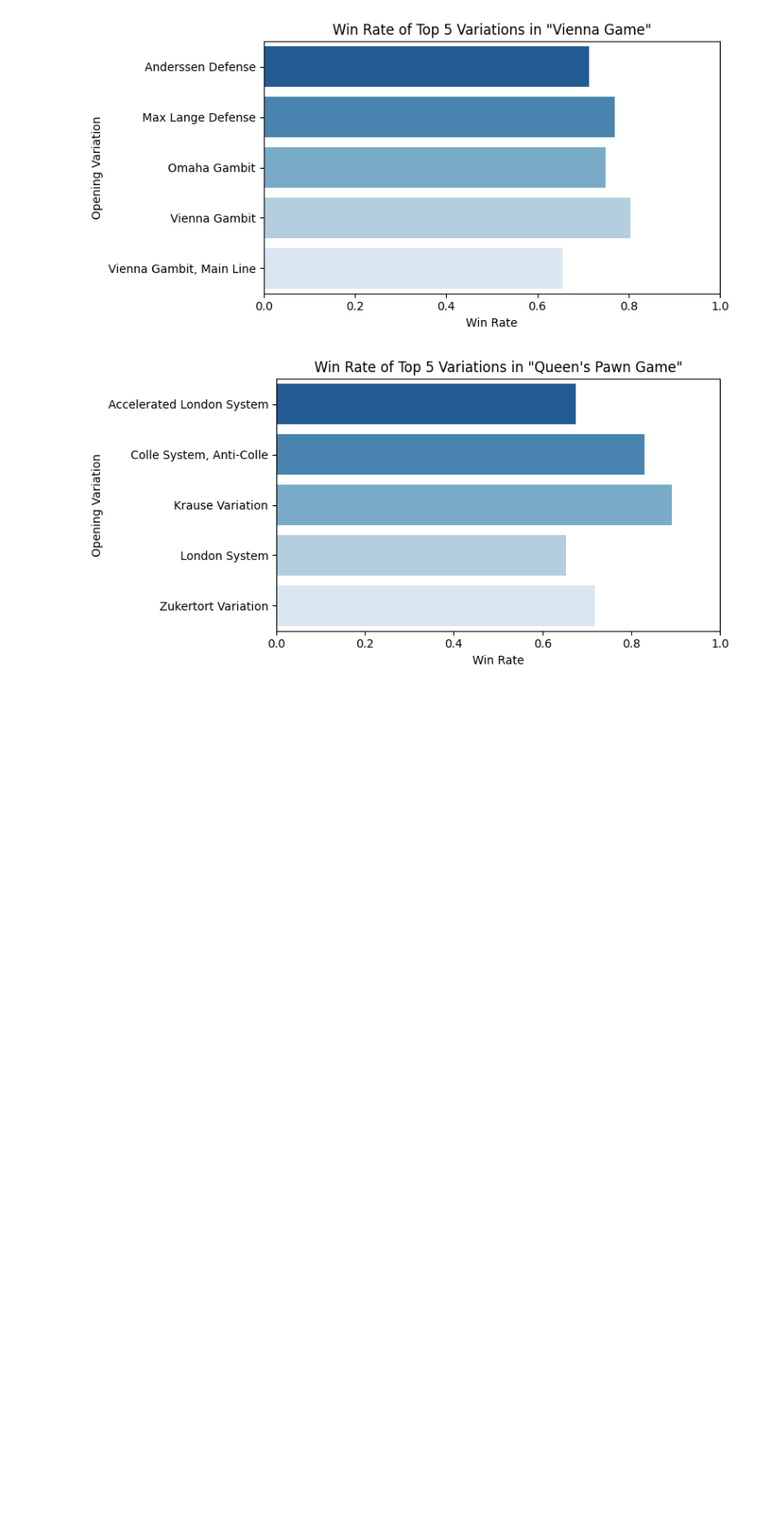
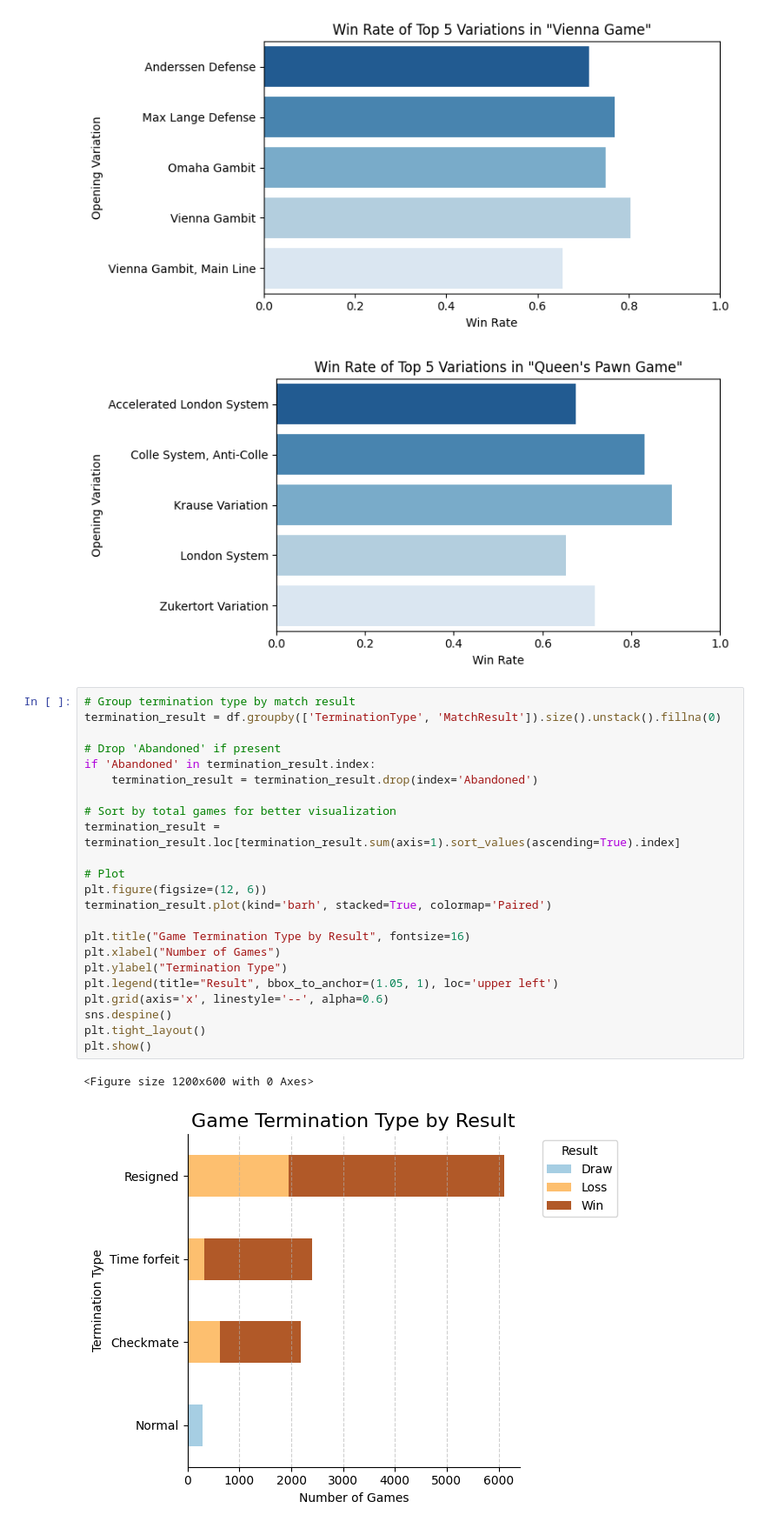
Before and after one commit to NishivSingh/My-Chess-Journal-Data-Driven-Insights, a Jupyter notebook: data_analysis.ipynb, the cells around one changed output. Shown at 87% size. Drawn from its saved outputs; the diff is of its cells as text; blank space fills up the shorter version.

```diff
--- a/data_analysis.ipynb
+++ b/data_analysis.ipynb
@@ -548,3 +550,29 @@ for main_opening in top_main_openings:
 [figure]
 [figure]
 [figure]
+# %%
+# Group termination type by match result
+termination_result = df.groupby(['TerminationType', 'MatchResult']).size().unstack().fillna(0)
+
+# Drop 'Abandoned' if present
+if 'Abandoned' in termination_result.index:
+    termination_result = termination_result.drop(index='Abandoned')
+
+# Sort by total games for better visualization
+termination_result = termination_result.loc[termination_result.sum(axis=1).sort_values(ascending=True).index]
+
+# Plot
+plt.figure(figsize=(12, 6))
+termination_result.plot(kind='barh', stacked=True, colormap='Paired')
+
+plt.title("Game Termination Type by Result", fontsize=16)
+plt.xlabel("Number of Games")
+plt.ylabel("Termination Type")
+plt.legend(title="Result", bbox_to_anchor=(1.05, 1), loc='upper left')
+plt.grid(axis='x', linestyle='--', alpha=0.6)
+sns.despine()
+plt.tight_layout()
+plt.show()
+# %% [output]
+<Figure size 1200x600 with 0 Axes>
+[figure, added]
```
Also changed, not shown: parts of 6 cells of this notebook.
